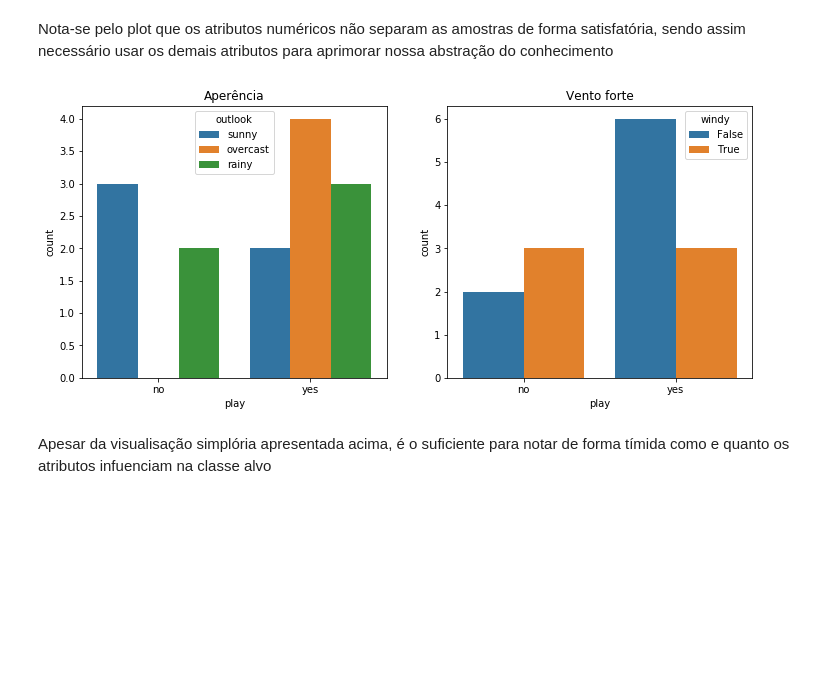
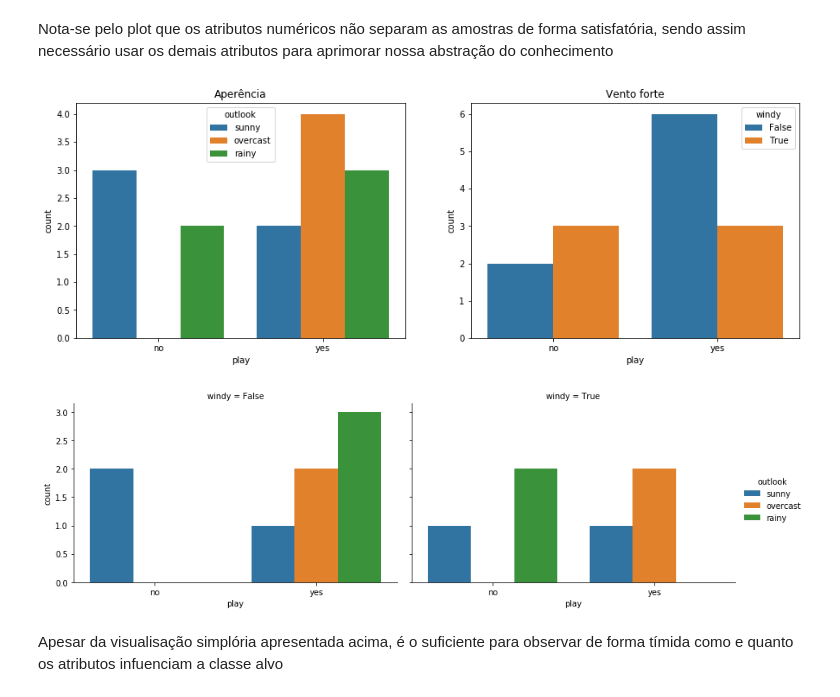
Before and after one commit to xsacbj/Mini-Weka, a Jupyter notebook: Mini Weka.ipynb, the cells around one changed output. Saved outputs shown, nothing was run; the diff lists cells and outputs as text; code cells hidden in the pictures; blank space fills up the shorter version.

Commit message:
Visualização dos dados

```diff
--- a/Mini Weka.ipynb
+++ b/Mini Weka.ipynb
@@ -155,18 +155,22 @@ plt.show()
 # %% [markdown]
 Nota-se pelo plot que os atributos numéricos não separam as amostras de forma satisfatória, sendo assim necessário usar os demais atributos para aprimorar nossa abstração do conhecimento
 # %%
-fig = plt.figure(figsize=(12,5))
+fig = plt.figure(figsize=(15,5))
 
 a = fig.add_subplot(1, 2, 1)
 a.set_title('Aperência')
 sns.countplot(x="play", hue="outlook", data=weather)
 
 a = fig.add_subplot(1, 2, 2)
 a.set_title('Vento forte')
 sns.countplot(x="play", hue="windy", data=weather)
 
 plt.show()
+
+sns.catplot(x="play", hue="outlook", col="windy", data=weather, kind="count", height=4, aspect=1.5)
+plt.show()
 # %% [output]
-[figure, old version]
+[figure, new version]
+[figure, added]
 # %% [markdown]
-Apesar da visualisação simplória apresentada acima, é o suficiente para notar de forma tímida como e quanto os atributos infuenciam na classe alvo
+Apesar da visualisação simplória apresentada acima, é o suficiente para observar de forma tímida como e quanto os atributos infuenciam a classe alvo
```
